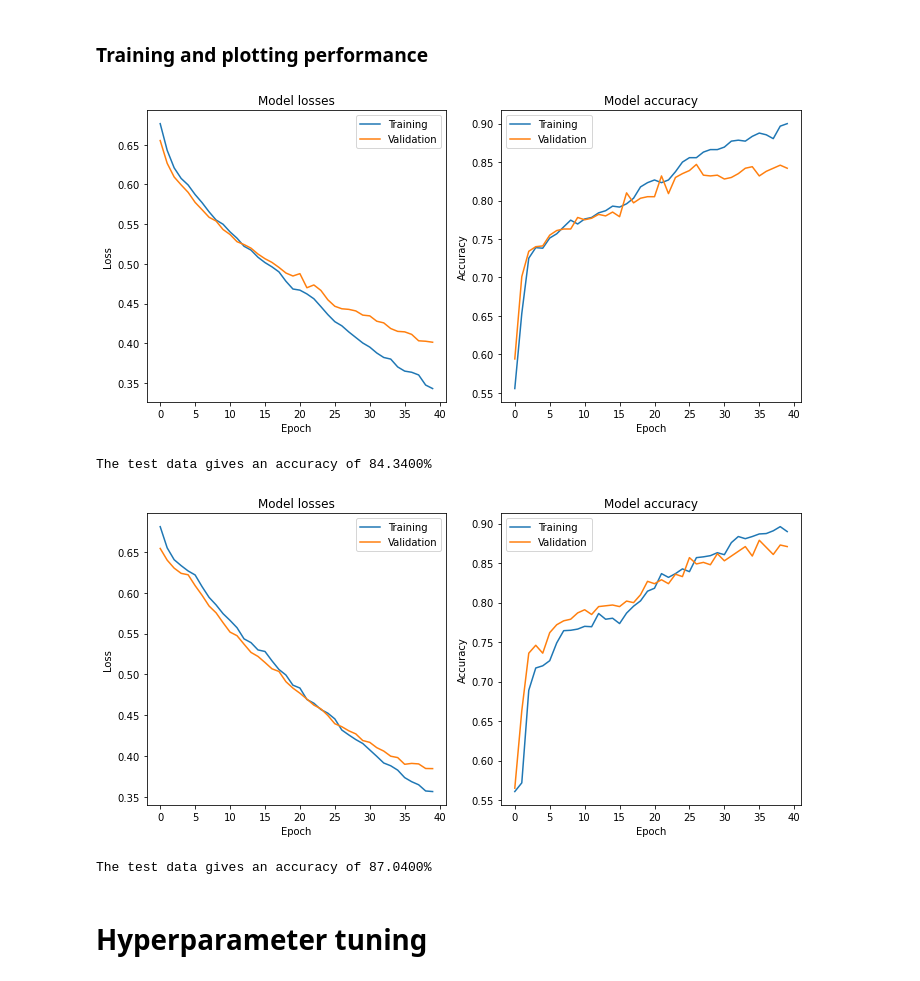
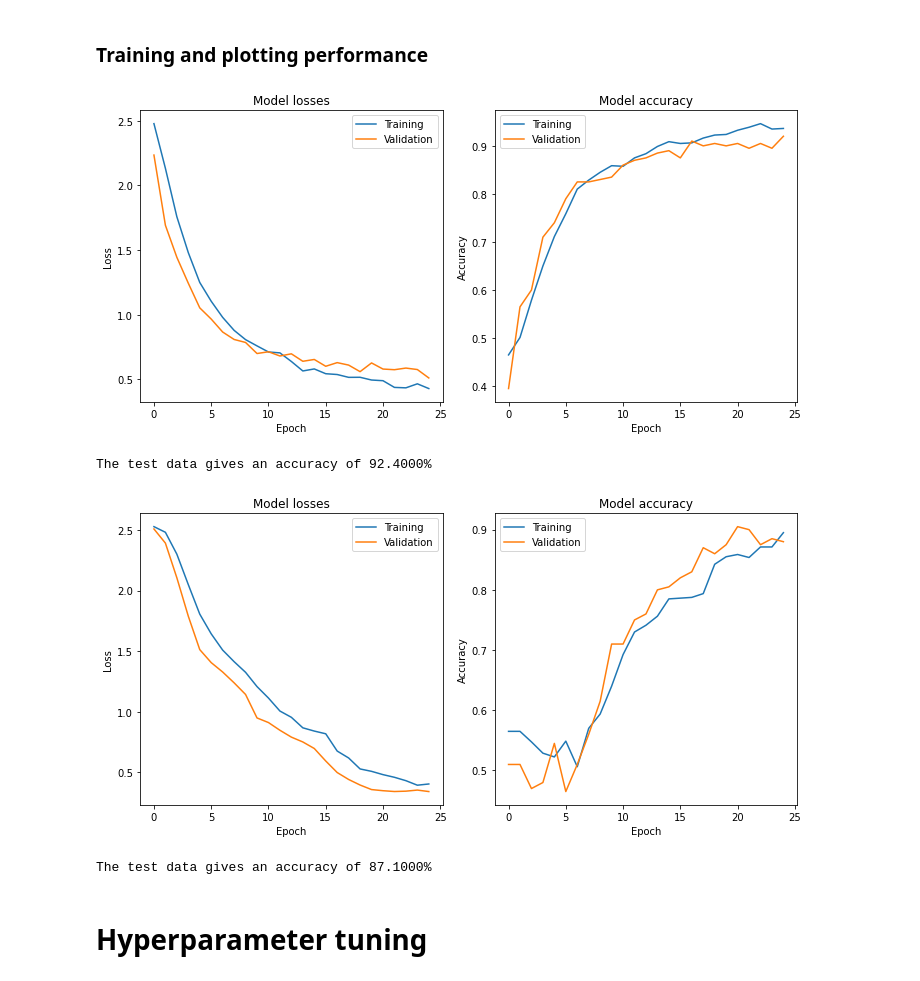
Before and after one commit to aalshabaan/EE-559Proj, a Jupyter notebook: Abed.ipynb, the cells around one changed output. Drawn from its saved outputs; the diff is of its cells as text; code cells hidden in the pictures.

Commit message:
Implemented auxiliary losses

```diff
--- a/Abed.ipynb
+++ b/Abed.ipynb
@@ -57,30 +63,31 @@ class SiameseNet1(nn.Module):
 # %%
 class SiameseNet2(nn.Module):
-    def __init__(self):
+    def __init__(self, auxiliary_loss=False, auxiliary_weight=0.4):
         super().__init__()
         self.shared_model = nn.Sequential(
-            nn.Conv2d(in_channels=1, out_channels=32, kernel_size=(4,4), padding=(3,3)),
-            nn.Dropout2d(p=0.3),
+            nn.Conv2d(in_channels=1, out_channels=32, kernel_size=(5,5), padding=(2,2)),
+            nn.Dropout2d(p=0.5),
             nn.MaxPool2d(kernel_size=(2,2)),
             nn.ReLU(),
-            nn.Conv2d(in_channels=32, out_channels=64, kernel_size=(3,3), padding=(2,2)),
-            nn.Dropout2d(p=0.3),
+            nn.Conv2d(in_channels=32, out_channels=64, kernel_size=(3,3), padding=(1,1)),
+            nn.Dropout2d(p=0.4),
             nn.MaxPool2d(kernel_size=(2,2)),
             nn.Flatten(),
-            nn.Linear(in_features=1600, out_features=256),
+            nn.Linear(in_features=576, out_features=256),
             nn.Dropout(p=0.3),
             nn.ReLU(),
             nn.Linear(in_features=256, out_features=128),
             nn.Dropout(p=0.3),
             nn.ReLU(),
             nn.Linear(in_features=128, out_features=10),
-            nn.Softmax(dim=1)
+            nn.ReLU()
         )
         self.comparator = nn.Sequential(
             nn.Linear(in_features=20, out_features=2),
             nn.ReLU()
         )
-
+        self.auxiliary_loss = auxiliary_loss
+        self.auxiliary_weight = auxiliary_weight
 
     def forward(self, x):
         num_1 = x[:,0,:,:].unsqueeze(1)
@@ -88,15 +95,18 @@ class SiameseNet2(nn.Module):
 
         pred_1 = self.shared_model(num_1)
         pred_2 = self.shared_model(num_2)
-
-        return self.comparator(torch.cat((pred_1, pred_2), 1))
+        if self.auxiliary_loss:
+            classes = torch.cat([pred_1.view(-1,10,1), pred_2.view(-1,10,1)], dim=2)
+            return self.comparator(torch.cat((pred_1, pred_2), 1)),  classes
+        else:
+            return self.comparator(torch.cat((pred_1, pred_2), 1))
 # %% [markdown]
 ### Training and plotting performance
 # %%
-train_data, test_data = utils.read_input(500, single_channel=False, pairs=5000)
+train_data, test_data = utils.read_input(pairs=1000)
 
-epochs, lr, loss, optimizer, batch_size = 40, 2e-3, 'cross_entropy', 'Adam', 500
-model = SiameseNet1()
+epochs, lr, loss, optimizer, batch_size = 25, 2e-3, 'cross_entropy', 'Adam', 100
+model = SiameseNet1(auxiliary_loss=True, auxiliary_weight=0.4)
 train_loss, train_acc, val_loss, val_acc = utils.train_model(model, train_dataset=train_data, batch_size=batch_size, learning_rate=lr,
                                                              optimizer=optimizer, loss=loss, epochs=epochs,
                                                              verbose=False, cuda=True)
@@ -124,41 +134,41 @@ plt.show()
 
 print(f'The test data gives an accuracy of {100*utils.evaluate_model(model, test_data, True, 500):.4f}%')
 # %% [output]
-[figure, old version]
+[figure, new version]
-The test data gives an accuracy of 84.3400%
+The test data gives an accuracy of 92.4000%
 # %%
-train_data, test_data = utils.read_input(100, single_channel=False, pairs=5000)
+train_data, test_data = utils.read_input(pairs=1000)
 
-epochs, lr, loss, optimizer, batch_size = 40, 2e-3, 'cross_entropy', 'Adam', 500
-model = SiameseNet2()
+epochs, lr, loss, optimizer, batch_size = 25, 2e-3, 'cross_entropy', 'Adam', 100
+model = SiameseNet2(auxiliary_loss=True, auxiliary_weight=0.4)
 train_loss, train_acc, val_loss, val_acc = utils.train_model(model, train_dataset=train_data, batch_size=batch_size, learning_rate=lr,
                                                              optimizer=optimizer, loss=loss, epochs=epochs,
                                                              verbose=False, cuda=True)
 
 plt.figure(figsize=(10,5))
 
 plt.subplot(121)
 plt.plot(train_loss)
 plt.plot(val_loss)
 plt.title('Model losses')
 plt.legend(['Training', 'Validation'])
 plt.xlabel('Epoch')
 plt.ylabel('Loss')
 
 plt.subplot(122)
 plt.plot(train_acc)
 plt.plot(val_acc)
 plt.title('Model accuracy')
 plt.legend(['Training', 'Validation'])
 plt.xlabel('Epoch')
 plt.ylabel('Accuracy')
 
 plt.tight_layout()
 plt.show()
 
 print(f'The test data gives an accuracy of {100*utils.evaluate_model(model, test_data, True, 500):.4f}%')
 # %% [output]
-[figure, old version]
+[figure, new version]
-The test data gives an accuracy of 87.0400%
+The test data gives an accuracy of 87.1000%
 # %% [markdown]
 # Hyperparameter tuning
```
Also changed, not shown: parts of 3 cells of this notebook, 1 other file.
